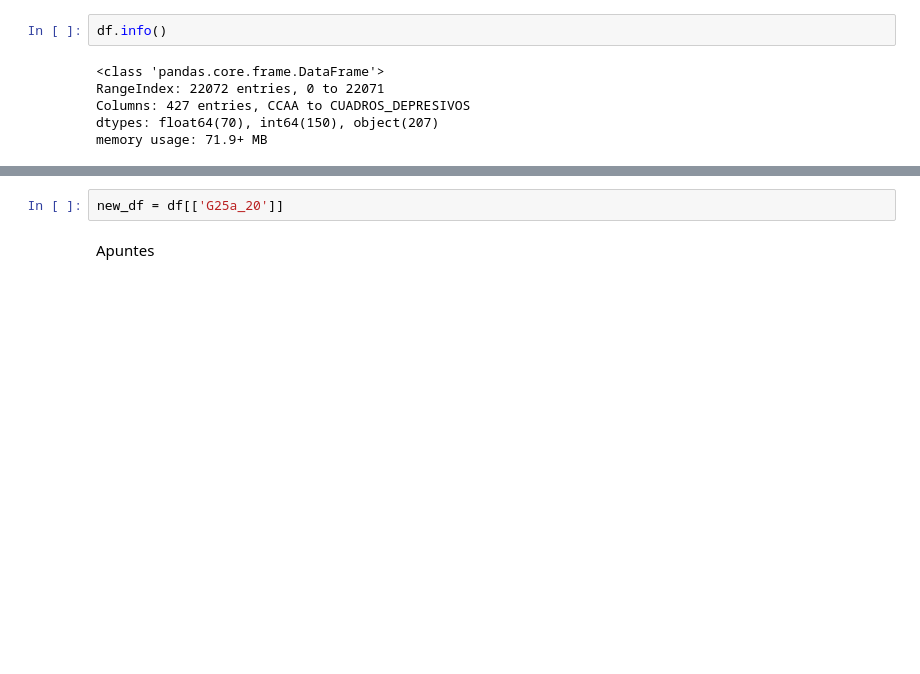
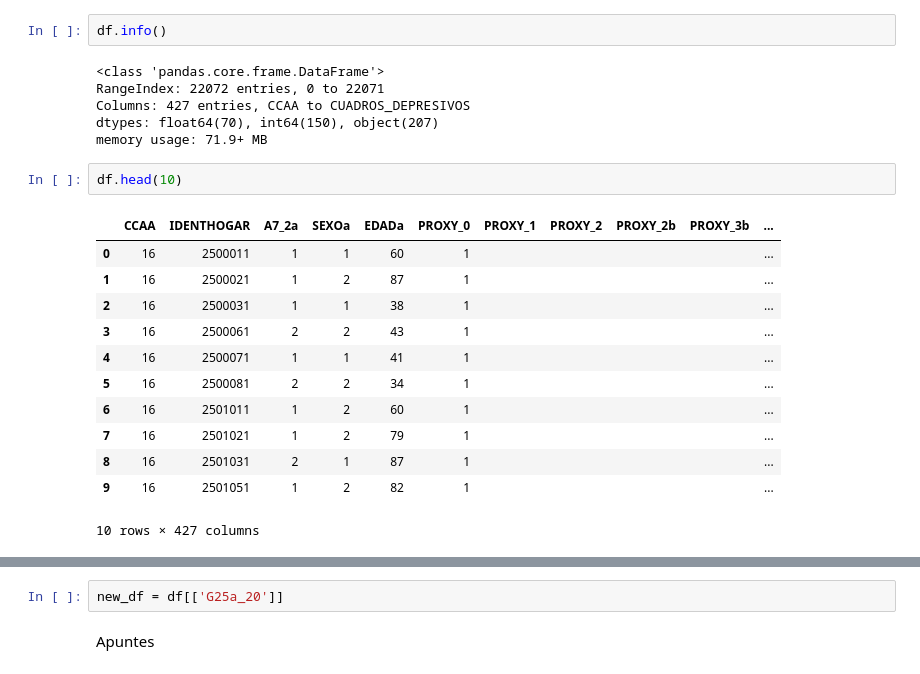
Before and after one commit to linama2593/mental_health_spain, a Jupyter notebook: src/recogida_datos.ipynb, the cells around one changed output, grey strips where cells are left out. Saved outputs shown, nothing was run; the diff lists cells and outputs as text; blank space fills up the shorter version.

```diff
--- a/src/recogida_datos.ipynb
+++ b/src/recogida_datos.ipynb
@@ -38,3 +89,18 @@ RangeIndex: 22072 entries, 0 to 22071
 Columns: 427 entries, CCAA to CUADROS_DEPRESIVOS
 dtypes: float64(70), int64(150), object(207)
 memory usage: 71.9+ MB
+# %%
+df.head(10)
+# %% [output]
+|  | CCAA | IDENTHOGAR | A7_2a | SEXOa | EDADa | PROXY_0 | PROXY_1 | PROXY_2 | PROXY_2b | PROXY_3b | ... |
+| 0 | 16 | 2500011 | 1 | 1 | 60 | 1 |  |  |  |  | ... |
+| 1 | 16 | 2500021 | 1 | 2 | 87 | 1 |  |  |  |  | ... |
+| 2 | 16 | 2500031 | 1 | 1 | 38 | 1 |  |  |  |  | ... |
+| 3 | 16 | 2500061 | 2 | 2 | 43 | 1 |  |  |  |  | ... |
+| 4 | 16 | 2500071 | 1 | 1 | 41 | 1 |  |  |  |  | ... |
+| 5 | 16 | 2500081 | 2 | 2 | 34 | 1 |  |  |  |  | ... |
+| 6 | 16 | 2501011 | 1 | 2 | 60 | 1 |  |  |  |  | ... |
+| 7 | 16 | 2501021 | 1 | 2 | 79 | 1 |  |  |  |  | ... |
+| 8 | 16 | 2501031 | 2 | 1 | 87 | 1 |  |  |  |  | ... |
+| 9 | 16 | 2501051 | 1 | 2 | 82 | 1 |  |  |  |  | ... |
+10 rows × 427 columns
```
Also changed, not shown: parts of 15 cells of this notebook.
